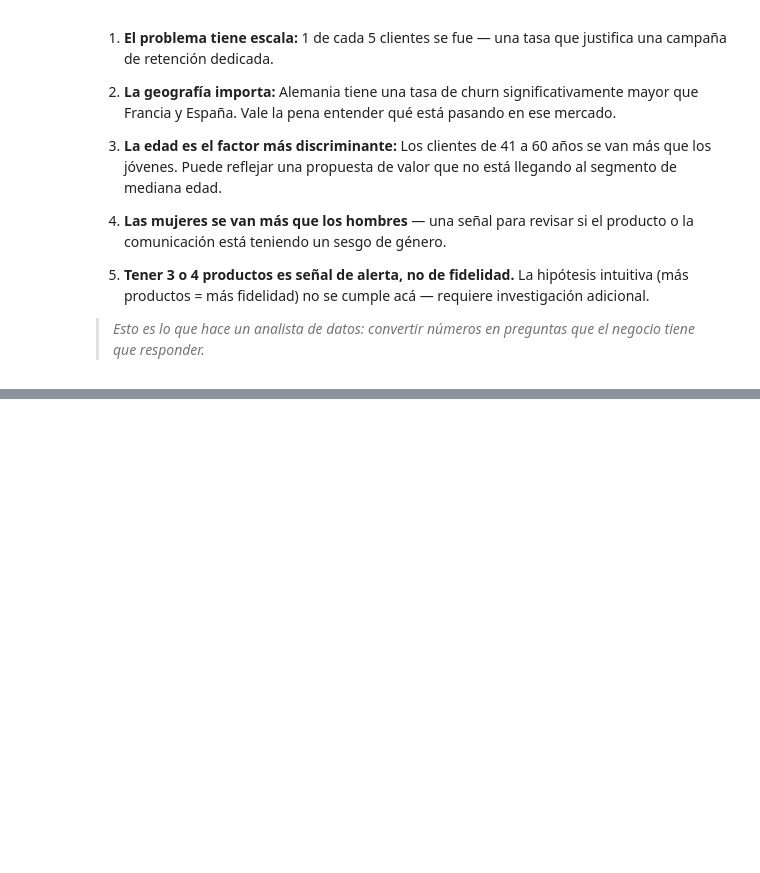
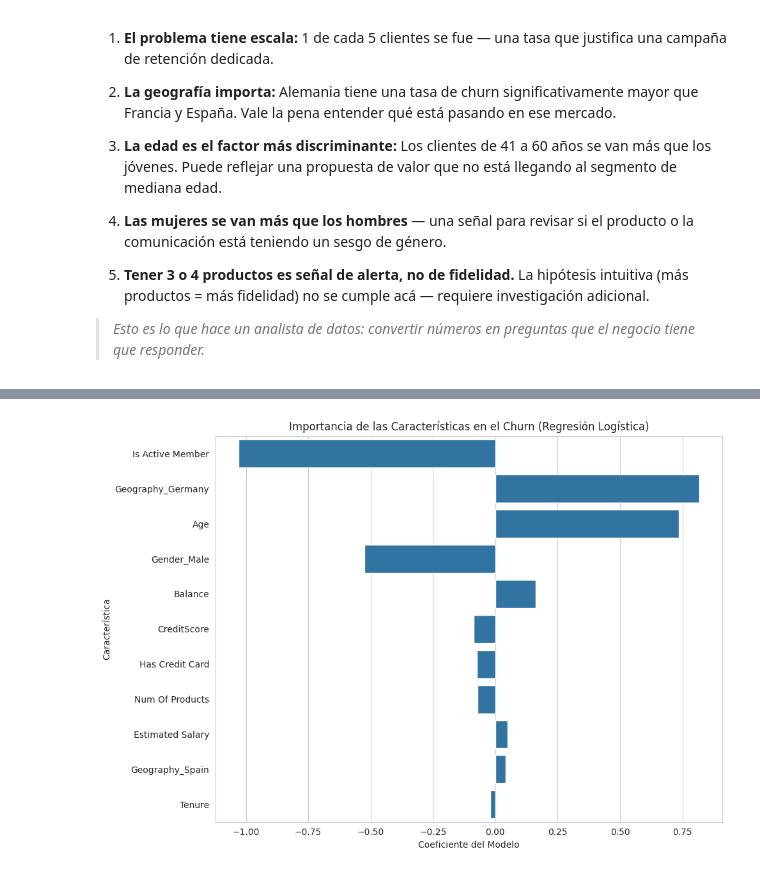
Before and after one commit to camilojaure/itba-pad, a Jupyter notebook: Clase 1/Clase_1_Intro.ipynb, the cells around one changed output, grey strips where cells are left out. Saved outputs shown, nothing was run; the diff lists cells and outputs as text; code cells hidden in the pictures; blank space fills up the shorter version.

```diff
--- a/Clase 1/Clase_1_Intro.ipynb
+++ b/Clase 1/Clase_1_Intro.ipynb
@@ -197,3 +307,72 @@ Con este análisis podemos armar un mensaje concreto para el equipo de retenció
 5. **Tener 3 o 4 productos es señal de alerta, no de fidelidad.** La hipótesis intuitiva (más productos = más fidelidad) no se cumple acá — requiere investigación adicional.
 
 > *Esto es lo que hace un analista de datos: convertir números en preguntas que el negocio tiene que responder.*
+# %%
+from sklearn.model_selection import train_test_split
+from sklearn.preprocessing import StandardScaler
+from sklearn.linear_model import LogisticRegression
+from sklearn.metrics import accuracy_score, classification_report
+import numpy as np
+
+# 1. Preparación de los datos
+# Seleccionar características (X) y la variable objetivo (y)
+# Excluir 'CustomerId', 'Surname' y 'franja_edad' (ya que 'Age' está incluida y es más granular)
+features = ['CreditScore', 'Geography', 'Gender', 'Age', 'Tenure', 'Balance',
+            'Num Of Products', 'Has Credit Card', 'Is Active Member', 'Estimated Salary']
+X = df[features]
+y = df['Churn']
+
+# Aplicar One-Hot Encoding a variables categóricas
+X = pd.get_dummies(X, columns=['Geography', 'Gender'], drop_first=True)
+
+# Identificar columnas numéricas para escalar
+numerical_cols = ['CreditScore', 'Age', 'Tenure', 'Balance', 'Num Of Products', 'Estimated Salary']
+
+# Escalar características numéricas
+scaler = StandardScaler()
+X[numerical_cols] = scaler.fit_transform(X[numerical_cols])
+
+# 2. Dividir el dataset en conjuntos de entrenamiento y prueba
+X_train, X_test, y_train, y_test = train_test_split(X, y, test_size=0.2, random_state=42, stratify=y)
+
+print(f'Dimensiones del conjunto de entrenamiento X: {X_train.shape}')
+print(f'Dimensiones del conjunto de prueba X: {X_test.shape}')
+print(f'Dimensiones del conjunto de entrenamiento y: {y_train.shape}')
+print(f'Dimensiones del conjunto de prueba y: {y_test.shape}')
+
+# 3. Entrenar el modelo de Regresión Logística
+model = LogisticRegression(random_state=42, solver='liblinear') # 'liblinear' es bueno para datasets pequeños y para L1/L2
+model.fit(X_train, y_train)
+
+print('\nModelo de Regresión Logística entrenado.')
+
+# 4. Evaluar el modelo
+y_pred = model.predict(X_test)
+
+print(f'\nPrecisión (Accuracy) del modelo: {accuracy_score(y_test, y_pred):.2f}')
+print('\nReporte de Clasificación:')
+print(classification_report(y_test, y_pred))
+
+# 5. Analizar la importancia de las características
+# Obtener los coeficientes del modelo
+feature_importance = pd.DataFrame({
+    'Feature': X_train.columns,
+    'Coefficient': model.coef_[0]
+})
+
+# Calcular el valor absoluto de los coeficientes para ordenar por magnitud de impacto
+feature_importance['Abs_Coefficient'] = np.abs(feature_importance['Coefficient'])
+feature_importance = feature_importance.sort_values(by='Abs_Coefficient', ascending=False)
+
+print('\nCaracterísticas que más impactan en el Churn (ordenado por valor absoluto del coeficiente):')
+print(feature_importance[['Feature', 'Coefficient']].round(3))
+
+# Visualización de la importancia de las características
+plt.figure(figsize=(10, 7))
+sns.barplot(x='Coefficient', y='Feature', data=feature_importance)
+plt.title('Importancia de las Características en el Churn (Regresión Logística)')
+plt.xlabel('Coeficiente del Modelo')
+plt.ylabel('Característica')
+plt.tight_layout()
+plt.show()
+# %% [output]
@@ -199,0 +396 @@ Con este análisis podemos armar un mensaje concreto para el equipo de retenció
+[figure, added]
```
Also changed, not shown: parts of 22 cells of this notebook.
